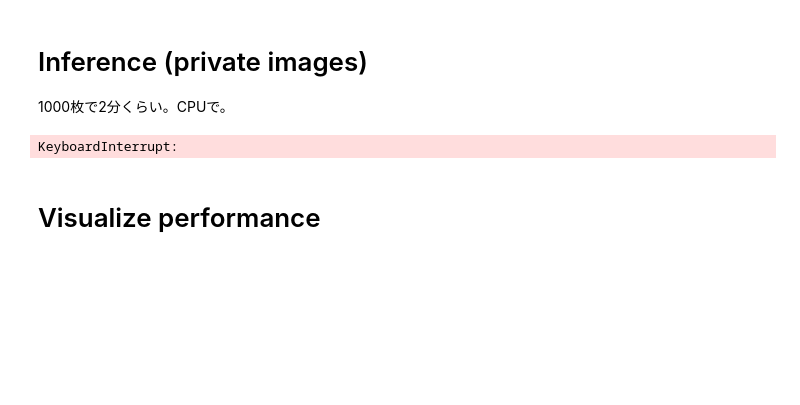
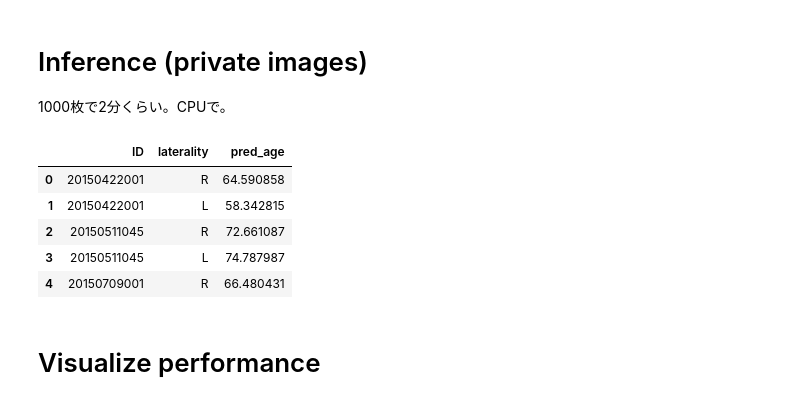
Before and after one commit to keimy1007/JOIR_age, a Jupyter notebook: notebooks/[ks1130]JOIR_model_finetuning.ipynb, the cells around one changed output. Saved outputs shown, nothing was run; the diff lists cells and outputs as text; code cells hidden in the pictures; blank space fills up the shorter version.

Commit message:
update joir model finetuning

```diff
--- a/notebooks/[ks1130]JOIR_model_finetuning.ipynb
+++ b/notebooks/[ks1130]JOIR_model_finetuning.ipynb
@@ -139,36 +135,43 @@ std = (0.229, 0.224, 0.225)
 transform = transforms.Compose([
     transforms.ToPILImage(),  # numpy -> PIL.Image
     transforms.Resize((384, 384)),  # 画像サイズをモデルに合わせてリサイズ
     transforms.ToTensor(),  # PIL.Image -> Tensor
     transforms.Normalize(mean, std),  # 正規化
 ])
 
-data = np.load("datasets/mini_fundus_images.npy" , allow_pickle=True)
+# data = np.load("datasets/mini_fundus_images.npy" , allow_pickle=True)
+data = np.load("/Users/keimy/git/Fundus2Age/outputs/fundus_images.npy")
+
 id_list = data["ID"]
 laterality_list = data["laterality"]
 image_list = data["image"]
 
 
 pred_list = []
 model.eval()
 for img in tqdm(image_list):
     img = transform(img)
     # バッチ次元を追加し、デバイスに転送
     img = img.unsqueeze(0).to(device)
     output = model(img)
     pred_list.append(float(output.item()))
 
 
 df = pd.DataFrame({
     "ID": id_list,
     "laterality": laterality_list,
     "pred_age": pred_list
 })
 
-df.to_csv("outputs/pred_age.csv", index=False)
+df.to_csv("outputs/pred_age_joir.csv", index=False)
 df.head()
 # %% [output]
-KeyboardInterrupt:
+|  | ID | laterality | pred_age |
+| 0 | 20150422001 | R | 64.590858 |
+| 1 | 20150422001 | L | 58.342815 |
+| 2 | 20150511045 | R | 72.661087 |
+| 3 | 20150511045 | L | 74.787987 |
+| 4 | 20150709001 | R | 66.480431 |
 # %% [markdown]
 # Visualize performance
 # %%
```
Also changed, not shown: parts of 6 cells of this notebook.
